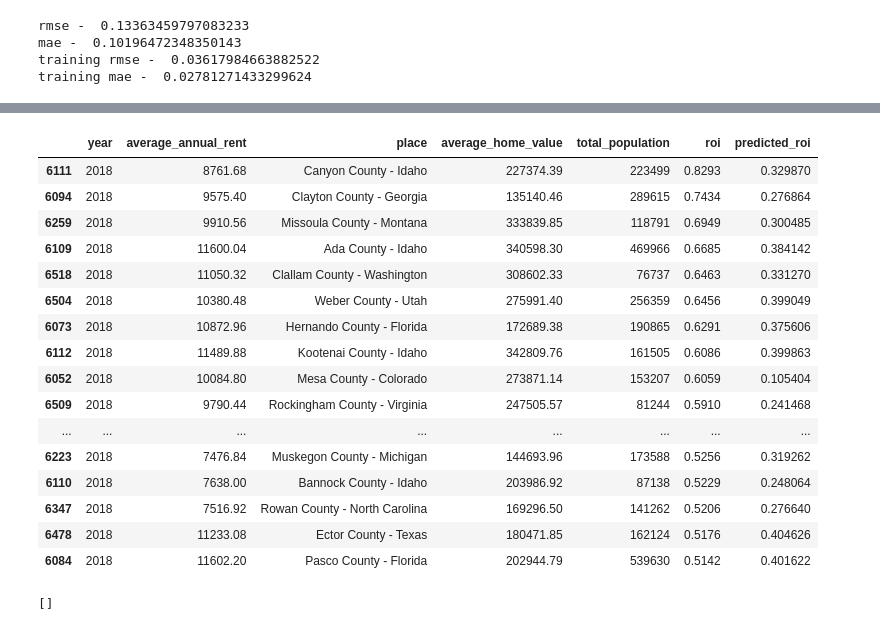
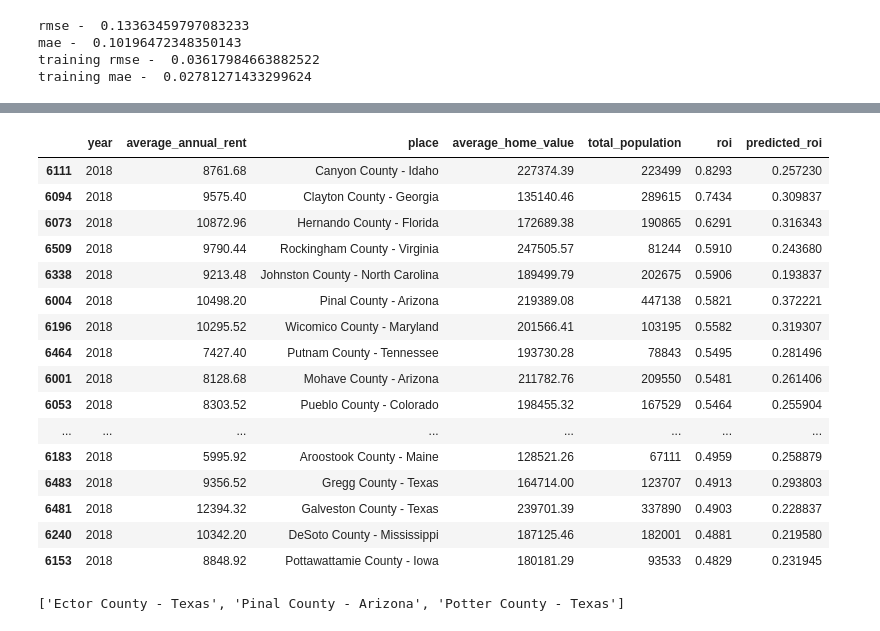
Before and after one commit to george-bingham-reynolds/Real_Estate_Investor, a Jupyter notebook: county_level_files/Model_Dev.ipynb, the cells around one changed output, grey strips where cells are left out. Saved outputs shown, nothing was run; the diff lists cells and outputs as text; code cells hidden in the pictures.

```diff
--- a/county_level_files/Model_Dev.ipynb
+++ b/county_level_files/Model_Dev.ipynb
@@ -360,14 +409,12 @@ xgboost_params
 # %% [output]
 {'scale_pos_weight': 0.25, 'max_depth': 5, 'eta': 0.2}
 # %%
-# XGBOOST IS BEING A CRYBABY ABOUT TYPES IDK WHY, BUT WHATEVER I'LL EXPLICITLY FIX LOL
-ex_train['average_annual_rent'] = ex_train['average_annual_rent'].astype(float)
-ex_train['average_home_value'] = ex_train['average_home_value'].astype(float)
-ex_train['average_income'] = ex_train['average_income'].astype(float)
+# NEED THESE AS FLOATS
+common_columns = ['average_annual_rent', 'average_home_value', 'average_income']
 
-ex_vali['average_annual_rent'] = ex_vali['average_annual_rent'].astype(float)
-ex_vali['average_home_value'] = ex_vali['average_home_value'].astype(float)
-ex_vali['average_income'] = ex_vali['average_income'].astype(float)
+ex_train[common_columns] = ex_train[common_columns].astype(float)
+ex_vali[common_columns] = ex_vali[common_columns].astype(float)
+ex_test[common_columns] = ex_test[common_columns].astype(float)
 
 
 
@@ -420,12 +545,13 @@ The `ci` parameter is deprecated. Use `errorbar=None` for the same effect.
   sns.barplot(x = xg_df['feature_importance'], y = xg_df['feature_names'], ci = None)
 [figure]
 # %%
-# SO MODEL PERFORMANCE NOT GREAT, BUT I WANNA SEE WHAT THE TOP PREDICTED AREAS WERE FOR FUN
-# AFTER ALL, IF IT'S TYPICALLY OFF BUT THE VERY HIGH PREDS ARE MORE SOLID, THEN THIS ACTUALLY IS STILL USEFUL
-# SINCE OUR GOAL IS TO USE THIS TO IDENTIFY TOP CANDIDATES
-# RF WAS MOST PERFORMANT SO GOING TO BASE THIS ON THOSE PREDS
+# SO THE TWO EARLY STOPPED BOOSTED MODELS WERE ACTUALLY PRETTY DOPE; THEY'RE SUPER CLOSE SO LET'S AVERAGE THEM
+# AS OUR "CANONICAL" PREDS (I'VE SEEN BOTH WIN IN TESTING, SO I'D RATHER OPT FOR THE ENSEMBLE)
 
-vali['predicted_roi'] = rf_preds
+
+canon_preds = [(x + y)/2 for x, y in zip(ada_stopped_preds, xg_stopped_preds)]
+
+vali['predicted_roi'] = canon_preds
 # %%
 pred_check = vali.sort_values(by = 'predicted_roi', ascending = False)
 pred_check = pred_check.drop(columns = [x for x in df.columns if x != 'place' and\
@@ -457,4 +581,5 @@ roi mean -  0.32076280276816616
 opzones = list(set(df_opzones['County'].values.tolist()))
 opzones_formatted = [x for x in pred_check['place'] if any(y in x for y in opzones)]
 pred_check = pred_check[pred_check['place'].isin(opzones_formatted)]
+pred_check_budget = pred_check[pred_check['average_home_value'] <= 250000]
 # %%
@@ -480,25 +605,25 @@ pred_check.head(25)
 # %%
-pred_check.sort_values(by = 'roi', ascending = False).head(25)
+pred_check_budget.sort_values(by = 'roi', ascending = False).head(25)
 # %% [output]
 |  | year | average_annual_rent | place | average_home_value | total_population | roi | predicted_roi |
-| 6111 | 2018 | 8761.68 | Canyon County - Idaho | 227374.39 | 223499 | 0.8293 | 0.329870 |
-| 6094 | 2018 | 9575.40 | Clayton County - Georgia | 135140.46 | 289615 | 0.7434 | 0.276864 |
-| 6259 | 2018 | 9910.56 | Missoula County - Montana | 333839.85 | 118791 | 0.6949 | 0.300485 |
-| 6109 | 2018 | 11600.04 | Ada County - Idaho | 340598.30 | 469966 | 0.6685 | 0.384142 |
-| 6518 | 2018 | 11050.32 | Clallam County - Washington | 308602.33 | 76737 | 0.6463 | 0.331270 |
-| 6504 | 2018 | 10380.48 | Weber County - Utah | 275991.40 | 256359 | 0.6456 | 0.399049 |
-| 6073 | 2018 | 10872.96 | Hernando County - Florida | 172689.38 | 190865 | 0.6291 | 0.375606 |
-| 6112 | 2018 | 11489.88 | Kootenai County - Idaho | 342809.76 | 161505 | 0.6086 | 0.399863 |
-| 6052 | 2018 | 10084.80 | Mesa County - Colorado | 273871.14 | 153207 | 0.6059 | 0.105404 |
-| 6509 | 2018 | 9790.44 | Rockingham County - Virginia | 247505.57 | 81244 | 0.5910 | 0.241468 |
+| 6111 | 2018 | 8761.68 | Canyon County - Idaho | 227374.39 | 223499 | 0.8293 | 0.257230 |
+| 6094 | 2018 | 9575.40 | Clayton County - Georgia | 135140.46 | 289615 | 0.7434 | 0.309837 |
+| 6073 | 2018 | 10872.96 | Hernando County - Florida | 172689.38 | 190865 | 0.6291 | 0.316343 |
+| 6509 | 2018 | 9790.44 | Rockingham County - Virginia | 247505.57 | 81244 | 0.5910 | 0.243680 |
+| 6338 | 2018 | 9213.48 | Johnston County - North Carolina | 189499.79 | 202675 | 0.5906 | 0.193837 |
+| 6004 | 2018 | 10498.20 | Pinal County - Arizona | 219389.08 | 447138 | 0.5821 | 0.372221 |
+| 6196 | 2018 | 10295.52 | Wicomico County - Maryland | 201566.41 | 103195 | 0.5582 | 0.319307 |
+| 6464 | 2018 | 7427.40 | Putnam County - Tennessee | 193730.28 | 78843 | 0.5495 | 0.281496 |
+| 6001 | 2018 | 8128.68 | Mohave County - Arizona | 211782.76 | 209550 | 0.5481 | 0.261406 |
+| 6053 | 2018 | 8303.52 | Pueblo County - Colorado | 198455.32 | 167529 | 0.5464 | 0.255904 |
 | ... | ... | ... | ... | ... | ... | ... | ... |
-| 6223 | 2018 | 7476.84 | Muskegon County - Michigan | 144693.96 | 173588 | 0.5256 | 0.319262 |
-| 6110 | 2018 | 7638.00 | Bannock County - Idaho | 203986.92 | 87138 | 0.5229 | 0.248064 |
-| 6347 | 2018 | 7516.92 | Rowan County - North Carolina | 169296.50 | 141262 | 0.5206 | 0.276640 |
-| 6478 | 2018 | 11233.08 | Ector County - Texas | 180471.85 | 162124 | 0.5176 | 0.404626 |
-| 6084 | 2018 | 11602.20 | Pasco County - Florida | 202944.79 | 539630 | 0.5142 | 0.401622 |
+| 6183 | 2018 | 5995.92 | Aroostook County - Maine | 128521.26 | 67111 | 0.4959 | 0.258879 |
+| 6483 | 2018 | 9356.52 | Gregg County - Texas | 164714.00 | 123707 | 0.4913 | 0.293803 |
+| 6481 | 2018 | 12394.32 | Galveston County - Texas | 239701.39 | 337890 | 0.4903 | 0.228837 |
+| 6240 | 2018 | 10342.20 | DeSoto County - Mississippi | 187125.46 | 182001 | 0.4881 | 0.219580 |
+| 6153 | 2018 | 8848.92 | Pottawattamie County - Iowa | 180181.29 | 93533 | 0.4829 | 0.231945 |
 # %%
-[place for place in pred_check.head(25)['place'].values.tolist() if \
- place in pred_check.sort_values(by = 'roi', ascending = False).head(25)['place'].values.tolist()]
+[place for place in pred_check_budget.head(25)['place'].values.tolist() if \
+ place in pred_check_budget.sort_values(by = 'roi', ascending = False).head(25)['place'].values.tolist()]
 # %% [output]
-[]
+['Ector County - Texas', 'Pinal County - Arizona', 'Potter County - Texas']
```
Also changed, not shown: parts of 30 cells of this notebook, 7 other files.
